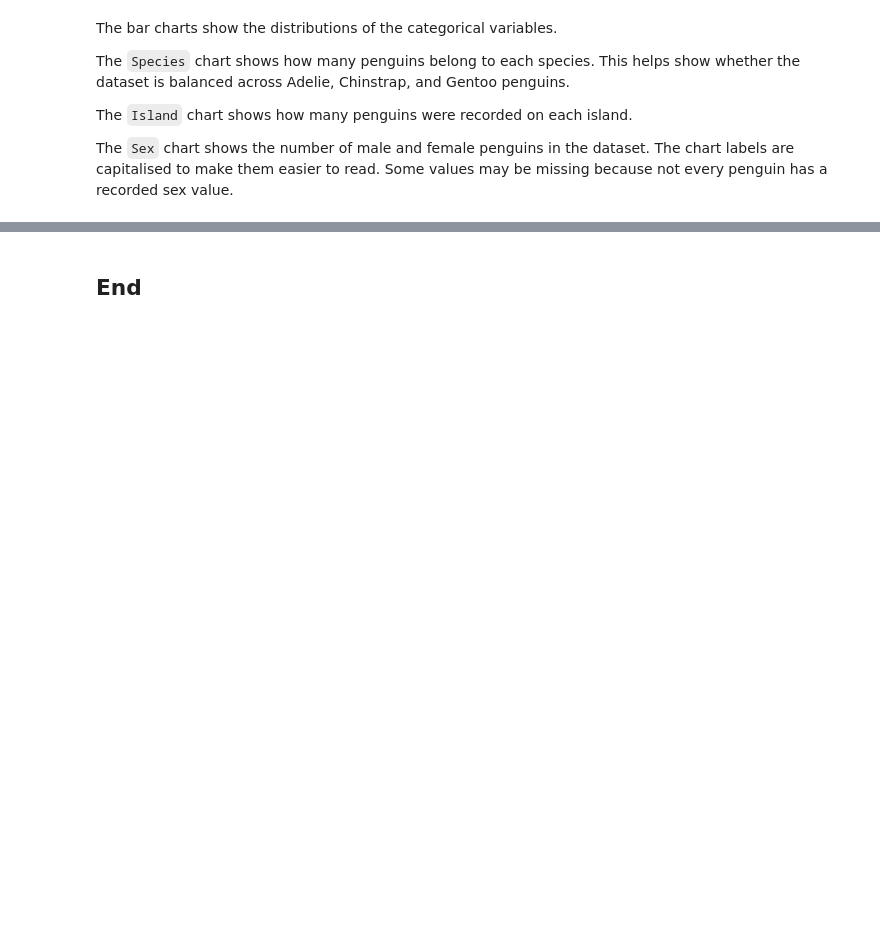
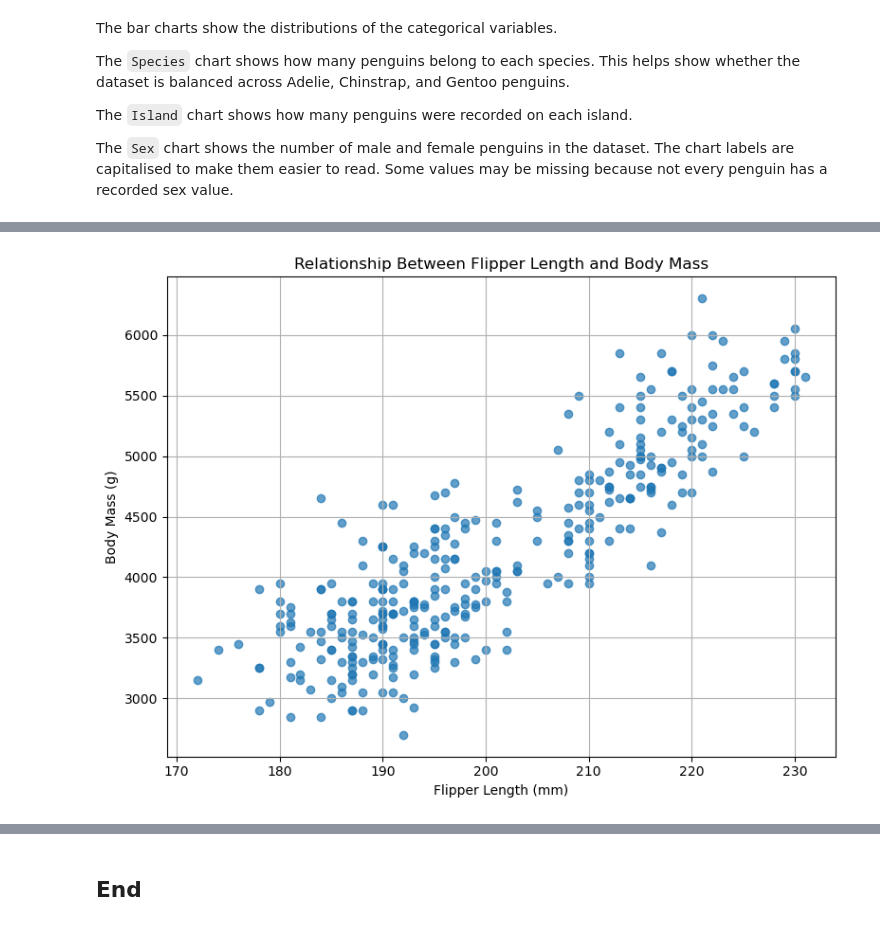
Before and after one commit to Martynas-Ramonas/principles-of-data-analytics-problems, a Jupyter notebook: problems.ipynb, the cells around one changed output, grey strips where cells are left out. Cells and saved outputs as stored; diff of their text form; code cells hidden in the pictures; blank space fills up the shorter version.

Commit message:
Problem 7, relationships in penguin data, README Update

```diff
--- a/problems.ipynb
+++ b/problems.ipynb
@@ -193,0 +202,20 @@ The `Sex` chart shows the number of male and female penguins in the dataset. The
+# %%
+# Create a scatter plot to investigate the relationship between
+# flipper length and body mass.
+
+plot.figure(figsize=(8, 6))
+
+plot.scatter(
+    penguins["flipper_length_mm"],
+    penguins["body_mass_g"],
+    alpha=0.7
+)
+
+plot.title("Relationship Between Flipper Length and Body Mass")
+plot.xlabel("Flipper Length (mm)")
+plot.ylabel("Body Mass (g)")
+plot.grid(True)
+plot.tight_layout()
+plot.show()
+# %% [output]
+[figure, added]
```
Also changed, not shown: parts of 4 cells of this notebook, 1 other file.
